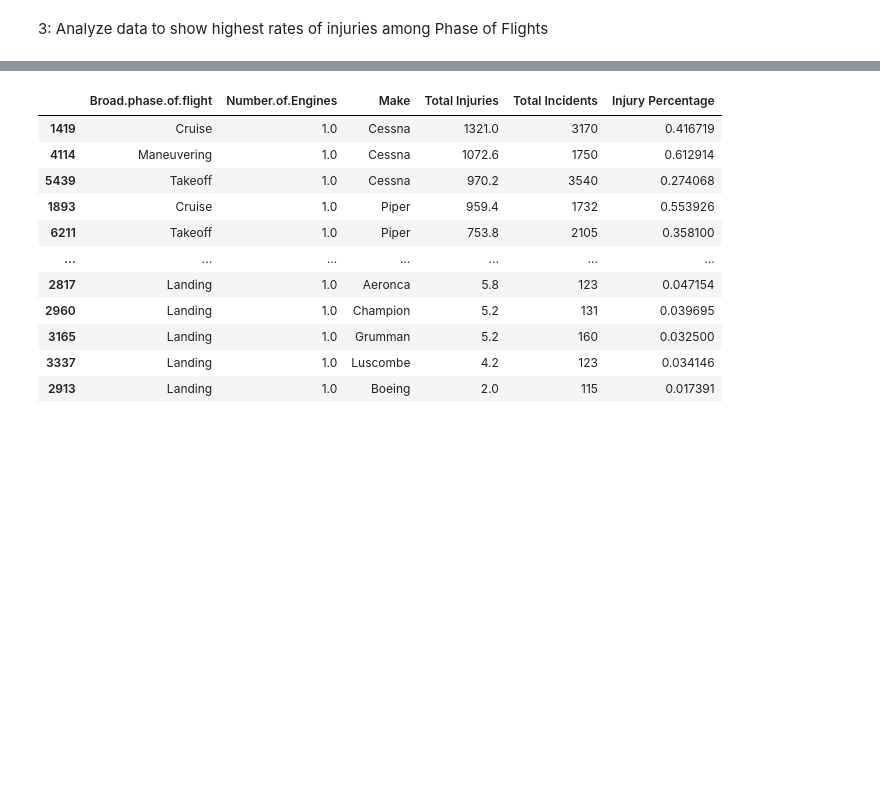
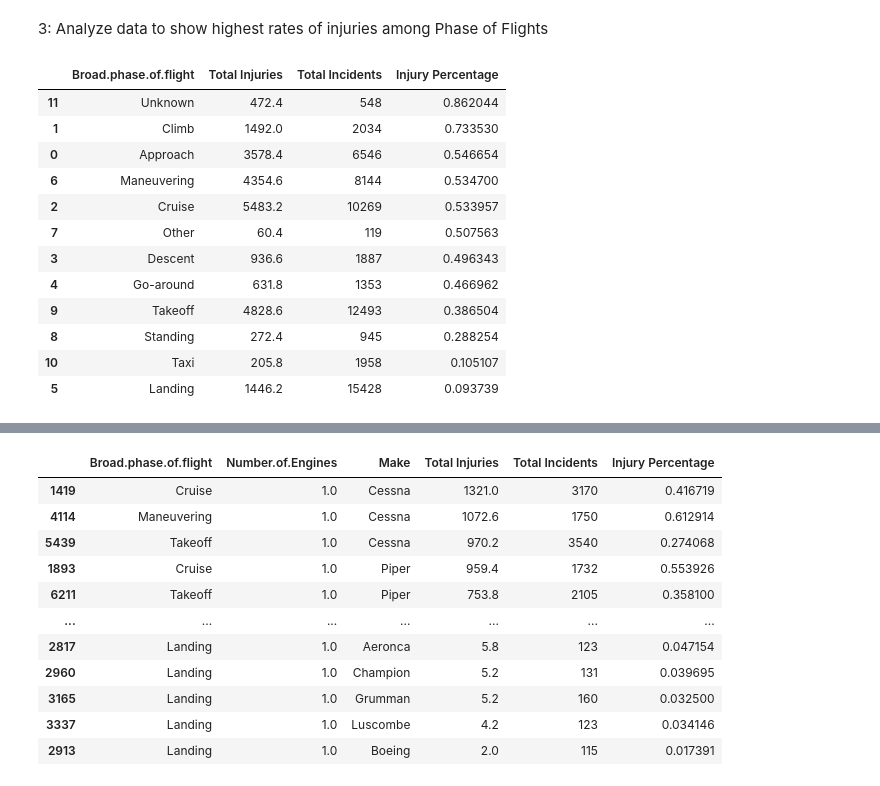
Before and after one commit to nealiyer88/Aviation-Data, a Jupyter notebook: student.ipynb, the cells around one changed output, grey strips where cells are left out. Saved outputs shown, nothing was run; the diff lists cells and outputs as text; code cells hidden in the pictures; blank space fills up the shorter version.

```diff
--- a/student.ipynb
+++ b/student.ipynb
@@ -353,3 +394,28 @@ plt.show()
 The Above cell shows that amongst personal aircrafts (2 engines or less), Cessnas have the most total injuries but also the most total incidents, meaning Cessna's are used much more frequently.  The results also show that although Cessna's have the most total injuries, Cessna's overall injury perentage is much lower than the other Aircraft Make's with both 1 and 2 engines, including Cessna 2 Engine Planes. Thus, a conclusion could be made that Cessna 1 engine aircrafts are the safest to use.
 # %% [markdown]
 3: Analyze data to show highest rates of injuries among Phase of Flights
+# %%
+# Group by specified columns and aggregate Total Injuries
+num_phase = planes_df.groupby(['Broad.phase.of.flight'])['Total Injuries'].agg(['sum', 'count']).reset_index()
+
+# Rename columns
+num_phase.columns = ['Broad.phase.of.flight', 'Total Injuries', 'Total Incidents']
+
+# Calculate Injury Percentage
+num_phase['Injury Percentage'] = num_phase['Total Injuries'] / num_phase['Total Incidents']
+
+num_phase.sort_values(by='Injury Percentage', ascending=False)
+# %% [output]
+|  | Broad.phase.of.flight | Total Injuries | Total Incidents | Injury Percentage |
+| 11 | Unknown | 472.4 | 548 | 0.862044 |
+| 1 | Climb | 1492.0 | 2034 | 0.733530 |
+| 0 | Approach | 3578.4 | 6546 | 0.546654 |
+| 6 | Maneuvering | 4354.6 | 8144 | 0.534700 |
+| 2 | Cruise | 5483.2 | 10269 | 0.533957 |
+| 7 | Other | 60.4 | 119 | 0.507563 |
+| 3 | Descent | 936.6 | 1887 | 0.496343 |
+| 4 | Go-around | 631.8 | 1353 | 0.466962 |
+| 9 | Takeoff | 4828.6 | 12493 | 0.386504 |
+| 8 | Standing | 272.4 | 945 | 0.288254 |
+| 10 | Taxi | 205.8 | 1958 | 0.105107 |
+| 5 | Landing | 1446.2 | 15428 | 0.093739 |
```
Also changed, not shown: parts of 7 cells of this notebook.
